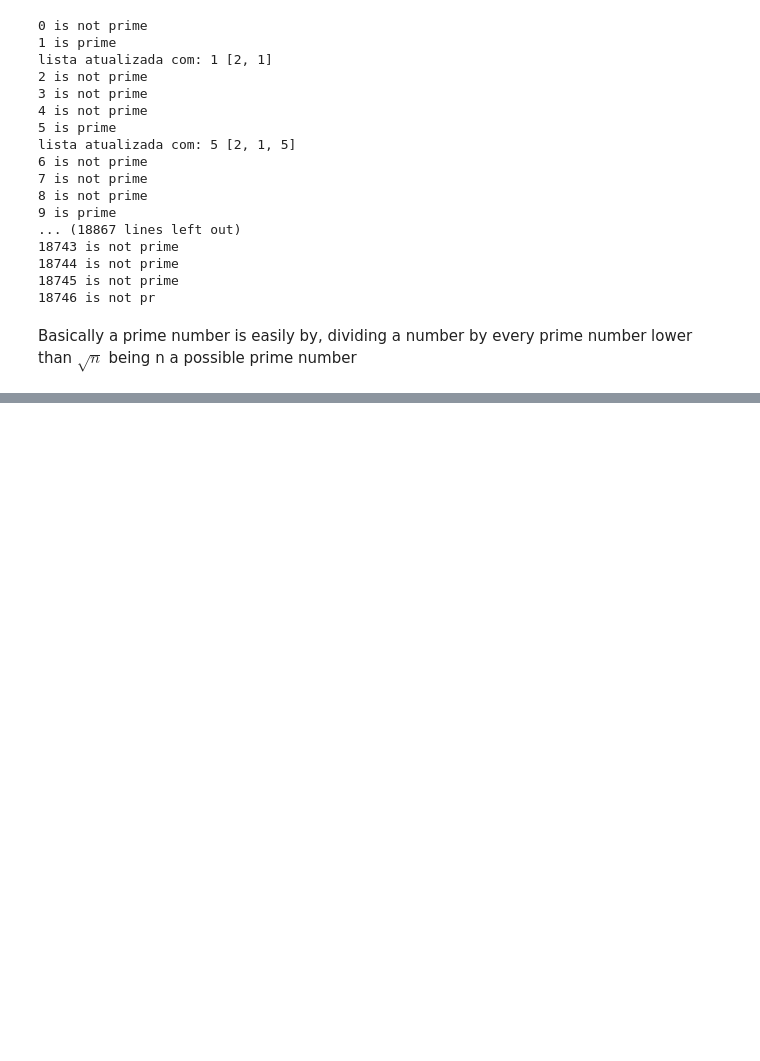
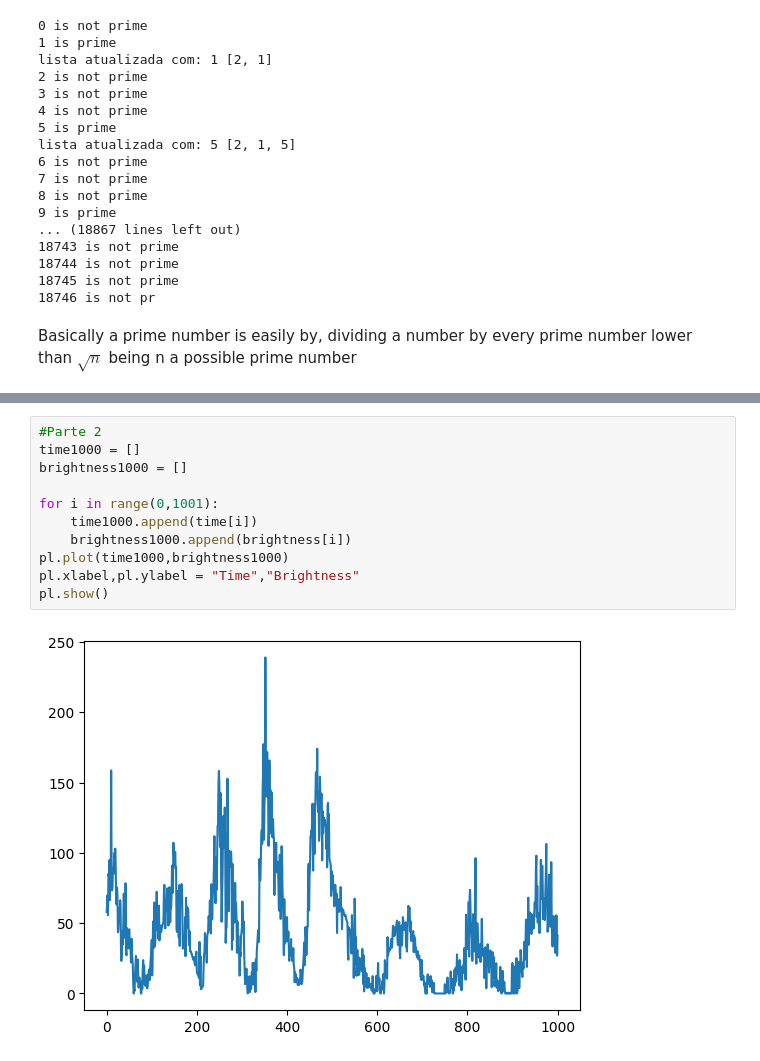
Before and after one commit to RodrigoGavioli/Physics, a Jupyter notebook: Problemas/Lista1.ipynb, the cells around one changed output, grey strips where cells are left out. Drawn from its saved outputs; the diff is of its cells as text; blank space fills up the shorter version.

```diff
--- a/Problemas/Lista1.ipynb
+++ b/Problemas/Lista1.ipynb
@@ -152,0 +204,13 @@ Basically a prime number is easily by, dividing a number by every prime number l
+# %%
+#Parte 2
+time1000 = []
+brightness1000 = []
+
+for i in range(0,1001):
+    time1000.append(time[i])
+    brightness1000.append(brightness[i])
+pl.plot(time1000,brightness1000)
+pl.xlabel,pl.ylabel = "Time","Brightness"
+pl.show()
+# %% [output]
+[figure, added]
```
Also changed, not shown: parts of 7 cells of this notebook, 17 other files.
